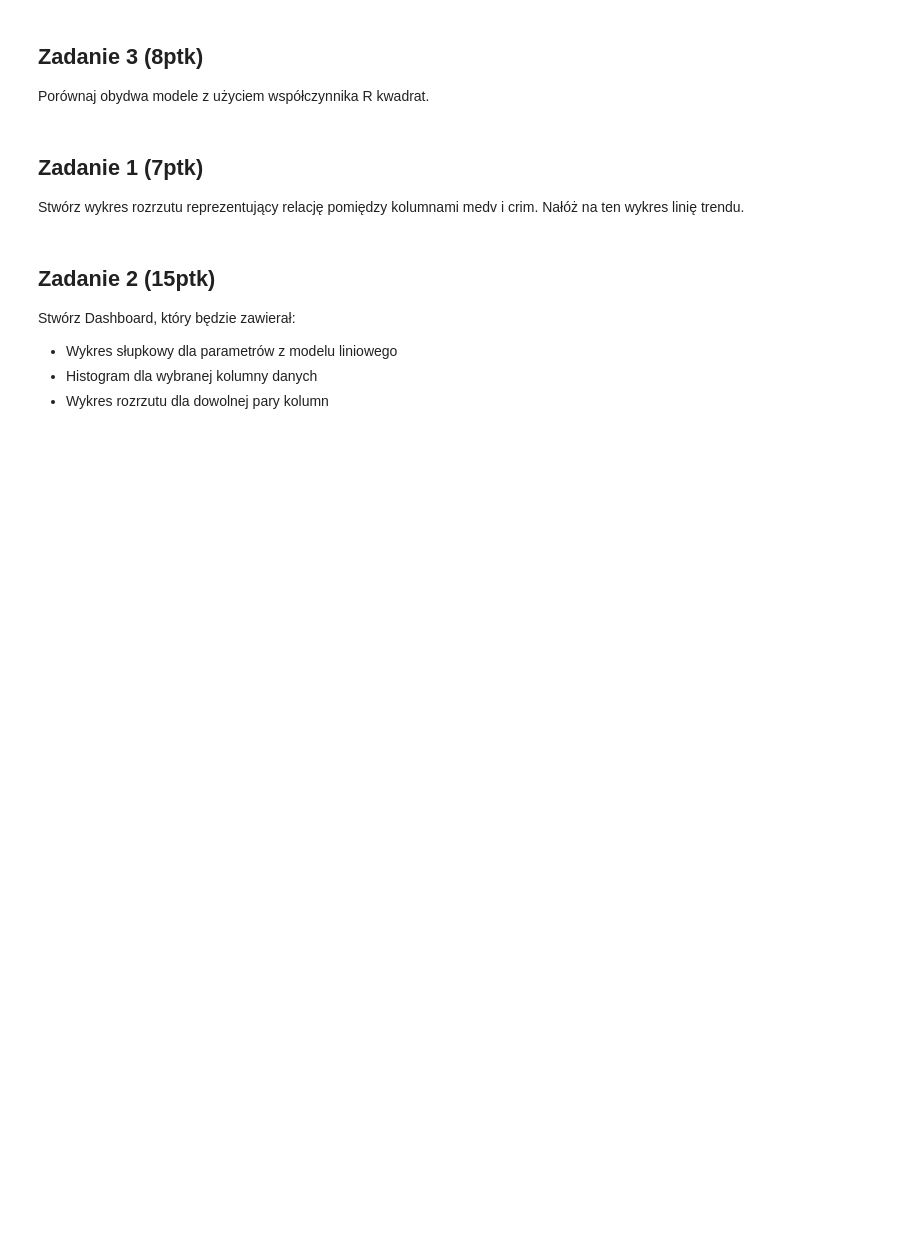
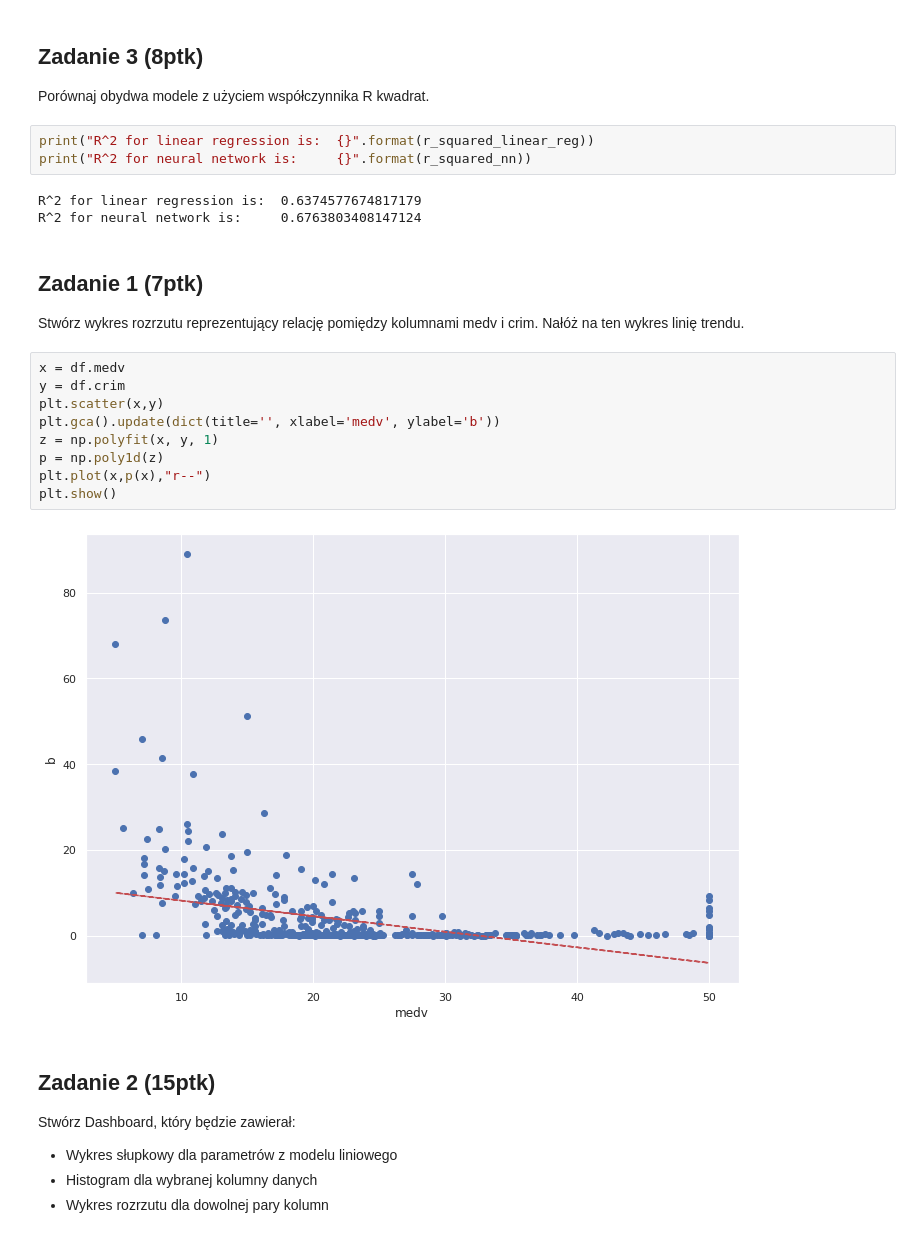
Before and after one commit to tomaszpionka/ds-project, a Jupyter notebook: boston.ipynb, the cells around one changed output. Saved outputs shown, nothing was run; the diff lists cells and outputs as text; blank space fills up the shorter version.

```diff
--- a/boston.ipynb
+++ b/boston.ipynb
@@ -271,9 +273,26 @@ mean absolute error on test data:  19.073827743530273
 # %% [markdown]
 ## Zadanie 3 (8ptk)
 Porównaj obydwa modele z użyciem współczynnika R kwadrat.
+# %%
+print("R^2 for linear regression is:  {}".format(r_squared_linear_reg))
+print("R^2 for neural network is:     {}".format(r_squared_nn))
+# %% [output]
+R^2 for linear regression is:  0.6374577674817179
+R^2 for neural network is:     0.6763803408147124
 # %% [markdown]
 ## Zadanie 1 (7ptk)
 Stwórz wykres rozrzutu reprezentujący relację pomiędzy kolumnami medv i crim. Nałóż na ten wykres linię trendu.
+# %%
+x = df.medv
+y = df.crim
+plt.scatter(x,y)
+plt.gca().update(dict(title='', xlabel='medv', ylabel='b'))
+z = np.polyfit(x, y, 1)
+p = np.poly1d(z)
+plt.plot(x,p(x),"r--")
+plt.show()
+# %% [output]
+[figure, added]
 # %% [markdown]
 ## Zadanie 2 (15ptk)
 Stwórz Dashboard, który będzie zawierał:
```
Also changed, not shown: parts of 11 cells of this notebook.
